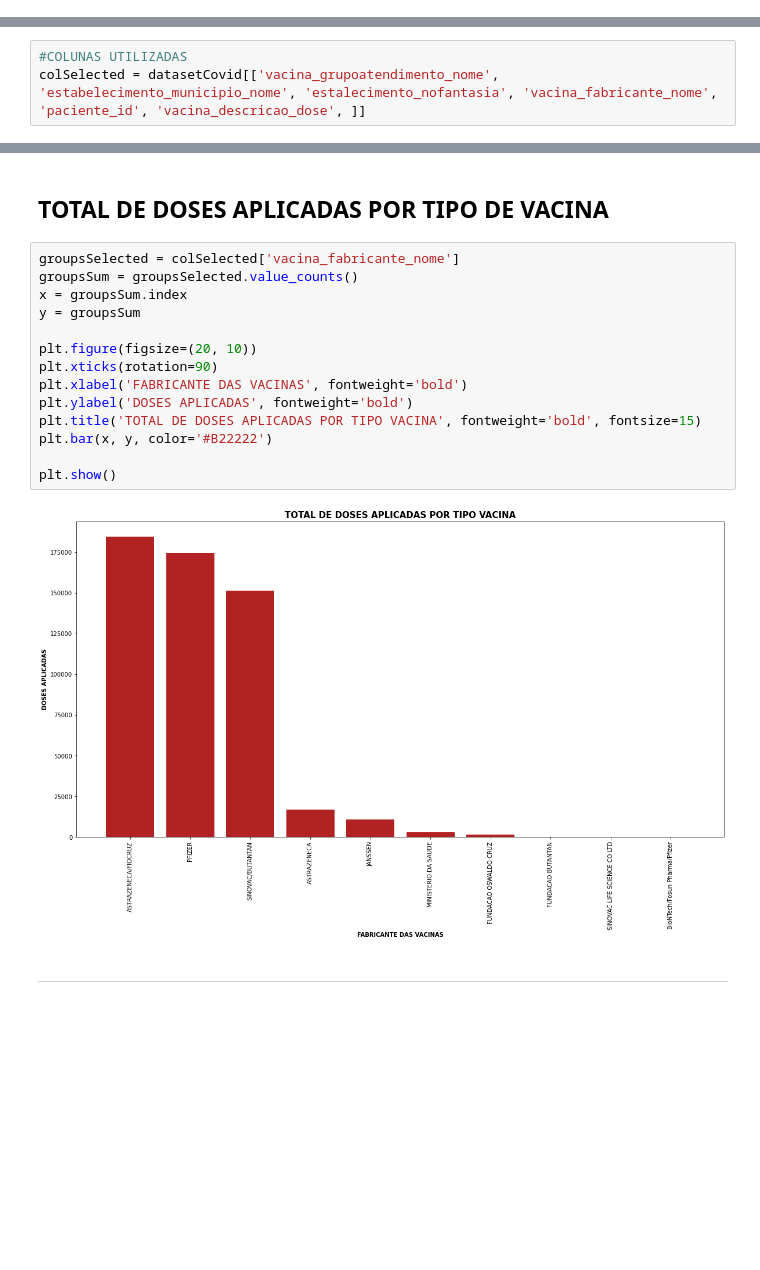
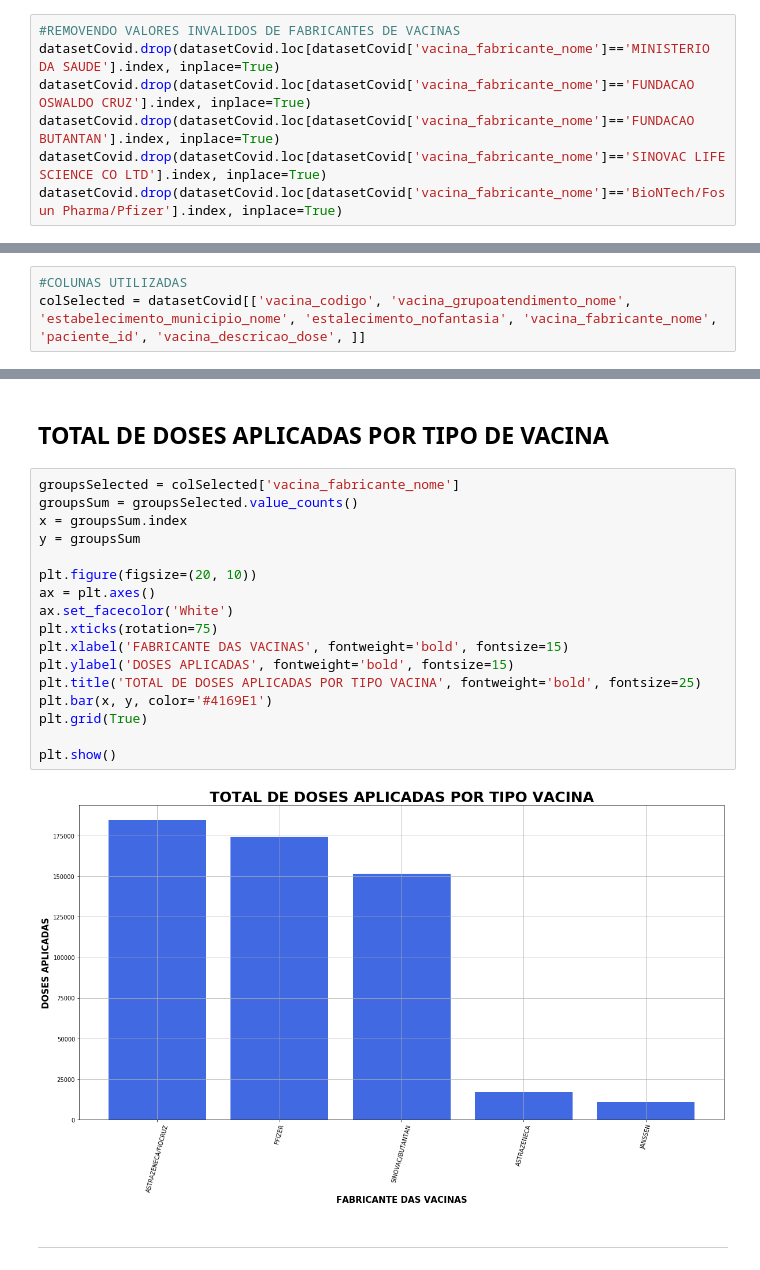
Before and after one commit to evelyncmsouza/Covid-19VaccinationData, a Jupyter notebook: VacinacaoCOVID19.ipynb, the cells around one changed output, grey strips where cells are left out. Saved outputs shown, nothing was run; the diff lists cells and outputs as text; blank space fills up the shorter version.

```diff
--- a/VacinacaoCOVID19.ipynb
+++ b/VacinacaoCOVID19.ipynb
@@ -21,6 +21,13 @@ datasetCovid.head(3)
 | 1 | ea6d111e-a573-42b6-a1a9-d2c9fa635... | 205cfc50addd3d4614aa52dcad92dbc04... | 32 | 1989-01-20 | M | ... |
 | 2 | b03891bd-f222-49c3-987a-fe75c513d... | e15944112f608c77e5f1e2159797de255... | 23 | 1998-08-25 | F | ... |
 3 rows × 34 columns
+# %%
+#REMOVENDO VALORES INVALIDOS DE FABRICANTES DE VACINAS
+datasetCovid.drop(datasetCovid.loc[datasetCovid['vacina_fabricante_nome']=='MINISTERIO DA SAUDE'].index, inplace=True)
+datasetCovid.drop(datasetCovid.loc[datasetCovid['vacina_fabricante_nome']=='FUNDACAO OSWALDO CRUZ'].index, inplace=True)
+datasetCovid.drop(datasetCovid.loc[datasetCovid['vacina_fabricante_nome']=='FUNDACAO BUTANTAN'].index, inplace=True)
+datasetCovid.drop(datasetCovid.loc[datasetCovid['vacina_fabricante_nome']=='SINOVAC LIFE SCIENCE CO LTD'].index, inplace=True)
+datasetCovid.drop(datasetCovid.loc[datasetCovid['vacina_fabricante_nome']=='BioNTech/Fosun Pharma/Pfizer'].index, inplace=True)
 # %%
 #PREENCHENDO OS VALUES "NaN" COM VALOR "SEM INFORMACAO"
 datasetCovid.fillna('SEM INFORMACAO', inplace=True)
@@ -46,7 +53,7 @@ datasetCovid.describe()
 | max | 123.000000 | 99.000000 | 9.635599e+06 | 140070.000000 | ... |
 # %%
 #COLUNAS UTILIZADAS
-colSelected = datasetCovid[['vacina_grupoatendimento_nome', 'estabelecimento_municipio_nome', 'estalecimento_nofantasia', 'vacina_fabricante_nome', 'paciente_id', 'vacina_descricao_dose', ]]
+colSelected = datasetCovid[['vacina_codigo', 'vacina_grupoatendimento_nome', 'estabelecimento_municipio_nome', 'estalecimento_nofantasia', 'vacina_fabricante_nome', 'paciente_id', 'vacina_descricao_dose', ]]
 # %% [markdown]
 #### **QUANTIDADE DE PACIENTES VACINADOS POR GRUPO DE ATENDIMENTO**
 # %%
@@ -91,19 +98,22 @@ colSelected[['estabelecimento_municipio_nome', 'estalecimento_nofantasia', 'vaci
 # %%
 groupsSelected = colSelected['vacina_fabricante_nome']
 groupsSum = groupsSelected.value_counts()
 x = groupsSum.index
 y = groupsSum
 
 plt.figure(figsize=(20, 10))
-plt.xticks(rotation=90)
-plt.xlabel('FABRICANTE DAS VACINAS', fontweight='bold')
-plt.ylabel('DOSES APLICADAS', fontweight='bold')
-plt.title('TOTAL DE DOSES APLICADAS POR TIPO VACINA', fontweight='bold', fontsize=15)
-plt.bar(x, y, color='#B22222')
+ax = plt.axes()
+ax.set_facecolor('White')
+plt.xticks(rotation=75)
+plt.xlabel('FABRICANTE DAS VACINAS', fontweight='bold', fontsize=15)
+plt.ylabel('DOSES APLICADAS', fontweight='bold', fontsize=15)
+plt.title('TOTAL DE DOSES APLICADAS POR TIPO VACINA', fontweight='bold', fontsize=25)
+plt.bar(x, y, color='#4169E1')
+plt.grid(True)
 
 plt.show()
 # %% [output]
-[figure, old version]
+[figure, new version]
 # %% [markdown]
 ---
 # %% [markdown]
```
Also changed, not shown: parts of 8 cells of this notebook.
